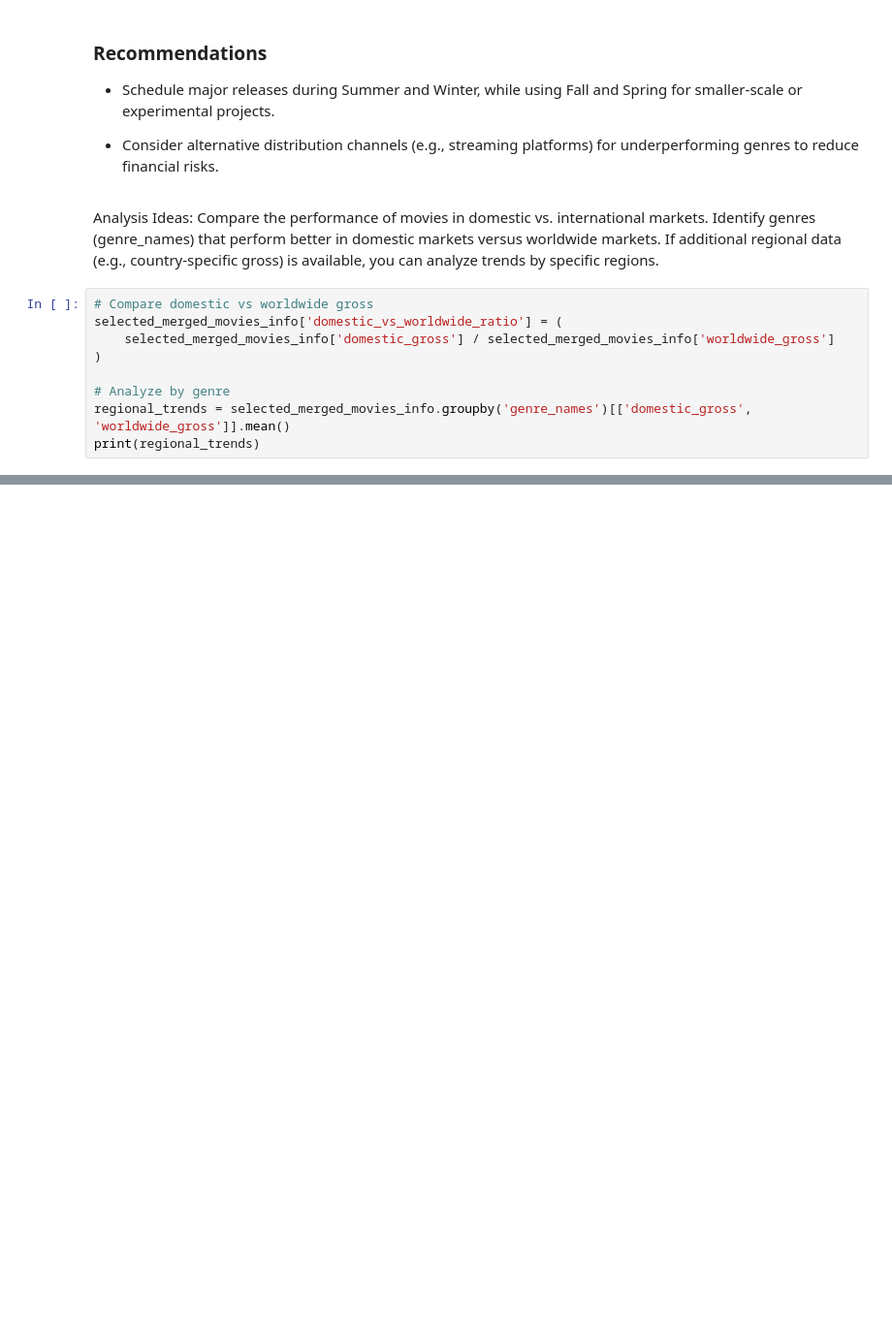
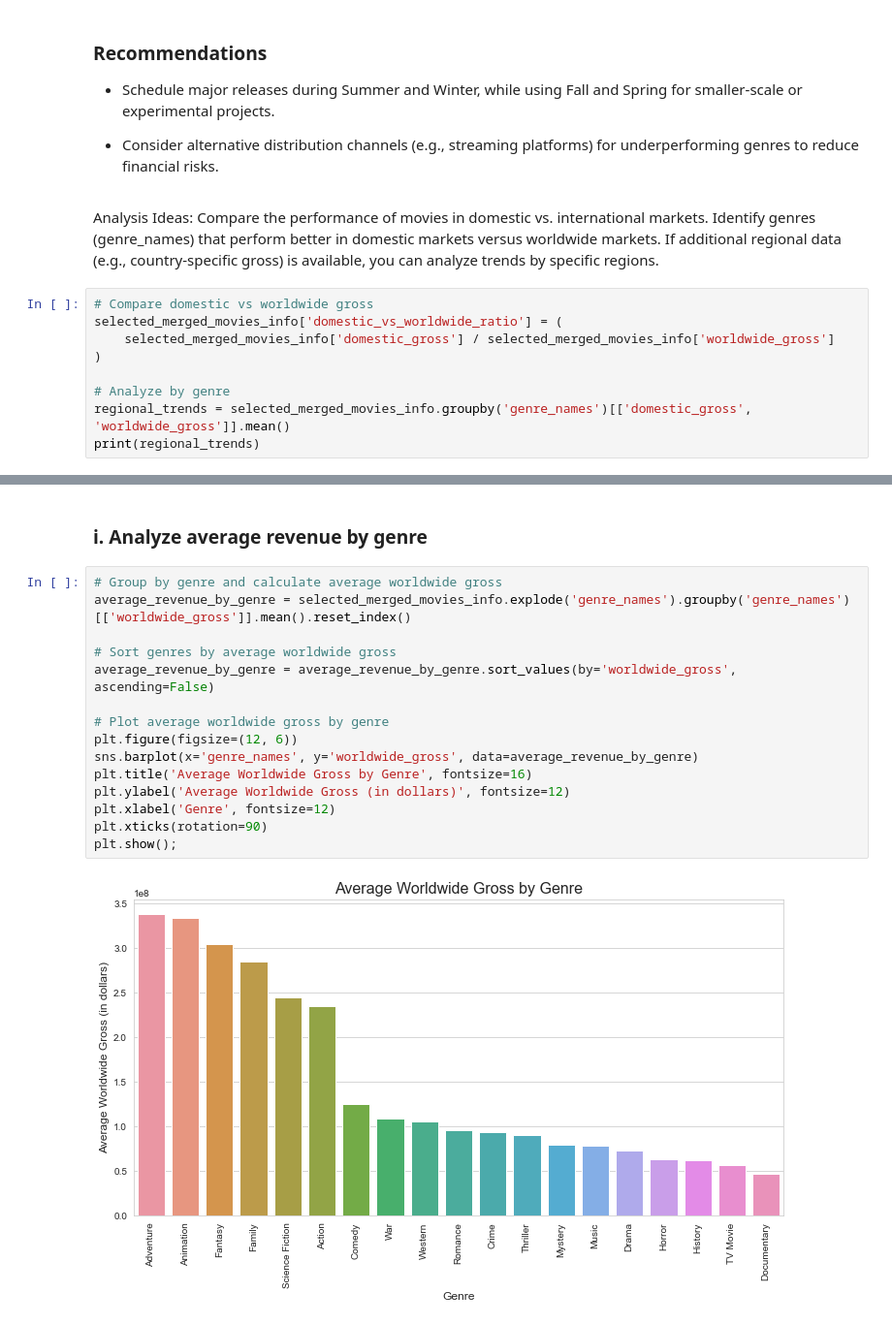
Before and after one commit to billysambasi/Group7_Phase_2_Project, a Jupyter notebook: student-bs.ipynb, the cells around one changed output, grey strips where cells are left out. Shown at 97% size. Drawn from its saved outputs; the diff is of its cells as text; blank space fills up the shorter version.

```diff
--- a/student-bs.ipynb
+++ b/student-bs.ipynb
@@ -595,0 +606,19 @@ print(regional_trends)
+# %% [markdown]
+### i. Analyze average revenue by genre
+# %%
+# Group by genre and calculate average worldwide gross
+average_revenue_by_genre = selected_merged_movies_info.explode('genre_names').groupby('genre_names')[['worldwide_gross']].mean().reset_index()
+
+# Sort genres by average worldwide gross
+average_revenue_by_genre = average_revenue_by_genre.sort_values(by='worldwide_gross', ascending=False)
+
+# Plot average worldwide gross by genre
+plt.figure(figsize=(12, 6))
+sns.barplot(x='genre_names', y='worldwide_gross', data=average_revenue_by_genre)
+plt.title('Average Worldwide Gross by Genre', fontsize=16)
+plt.ylabel('Average Worldwide Gross (in dollars)', fontsize=12)
+plt.xlabel('Genre', fontsize=12)
+plt.xticks(rotation=90)
+plt.show();
+# %% [output]
+[figure, added]
```
Also changed, not shown: parts of 41 cells of this notebook, 6 other files.
